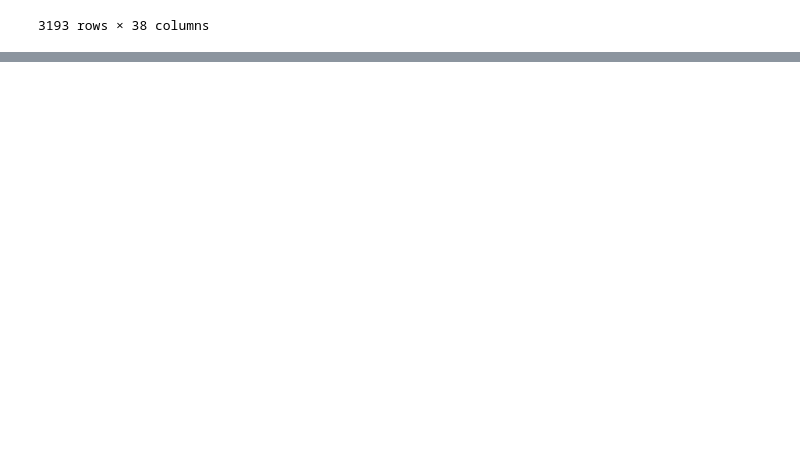
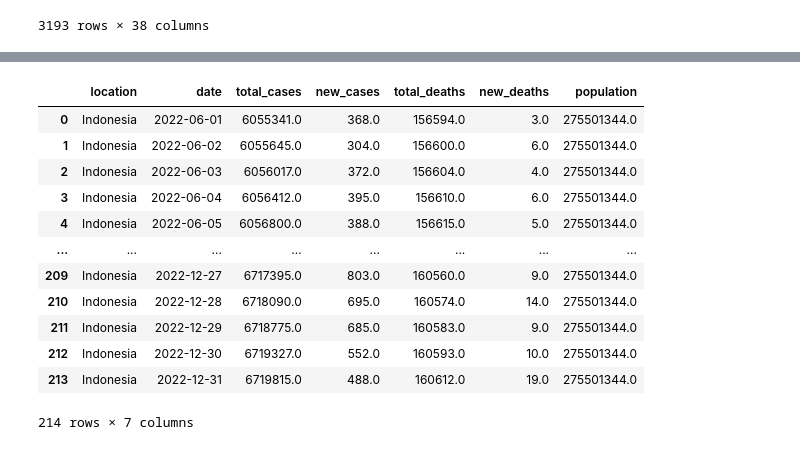
Before and after one commit to lajolico/405-project, a Jupyter notebook: Stage II/Team_work/country_comparison.ipynb, the cells around one changed output, grey strips where cells are left out. Cells and saved outputs as stored; diff of their text form; code cells hidden in the pictures; blank space fills up the shorter version.

```diff
--- a/Stage II/Team_work/country_comparison.ipynb
+++ b/Stage II/Team_work/country_comparison.ipynb
@@ -137,0 +202,18 @@ filter_deaths_mean
+# %%
+indonesia_df = world_df[world_df['location'].str.contains('Indonesia')].reset_index().drop(['index'], axis = 1)
+
+indonesia_df
+# %% [output]
+|  | location | date | total_cases | new_cases | total_deaths | new_deaths | population |
+| 0 | Indonesia | 2022-06-01 | 6055341.0 | 368.0 | 156594.0 | 3.0 | 275501344.0 |
+| 1 | Indonesia | 2022-06-02 | 6055645.0 | 304.0 | 156600.0 | 6.0 | 275501344.0 |
+| 2 | Indonesia | 2022-06-03 | 6056017.0 | 372.0 | 156604.0 | 4.0 | 275501344.0 |
+| 3 | Indonesia | 2022-06-04 | 6056412.0 | 395.0 | 156610.0 | 6.0 | 275501344.0 |
+| 4 | Indonesia | 2022-06-05 | 6056800.0 | 388.0 | 156615.0 | 5.0 | 275501344.0 |
+| ... | ... | ... | ... | ... | ... | ... | ... |
+| 209 | Indonesia | 2022-12-27 | 6717395.0 | 803.0 | 160560.0 | 9.0 | 275501344.0 |
+| 210 | Indonesia | 2022-12-28 | 6718090.0 | 695.0 | 160574.0 | 14.0 | 275501344.0 |
+| 211 | Indonesia | 2022-12-29 | 6718775.0 | 685.0 | 160583.0 | 9.0 | 275501344.0 |
+| 212 | Indonesia | 2022-12-30 | 6719327.0 | 552.0 | 160593.0 | 10.0 | 275501344.0 |
+| 213 | Indonesia | 2022-12-31 | 6719815.0 | 488.0 | 160612.0 | 19.0 | 275501344.0 |
+214 rows × 7 columns
```
Also changed, not shown: parts of 6 cells of this notebook.
